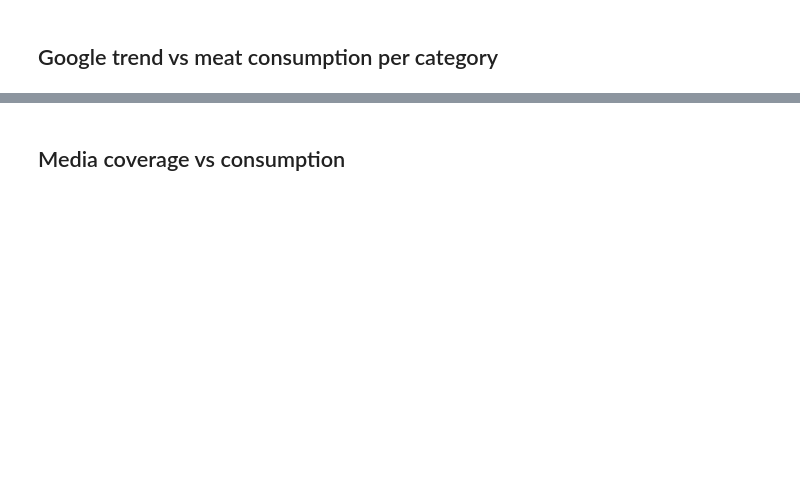
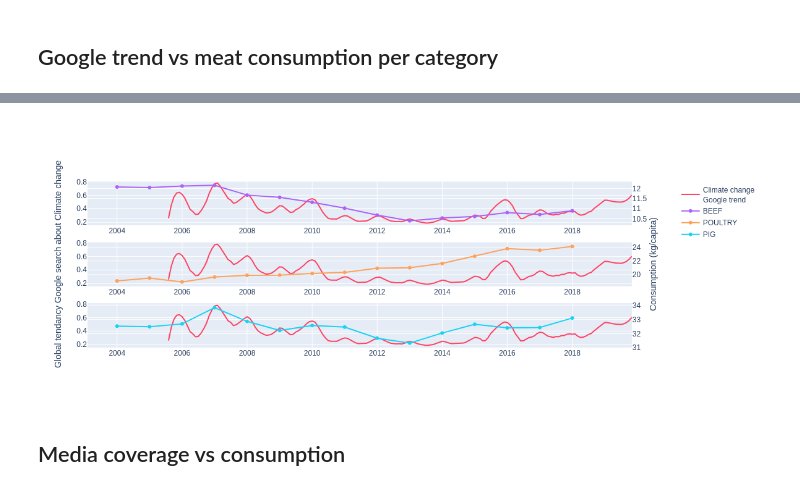
Before and after one commit to ElCabrino/ADA-Project-1, a Jupyter notebook: ASLAM_FINAL_GRAPHES_ALL.ipynb, the cells around one changed output, grey strips where cells are left out. Drawn from its saved outputs; the diff is of its cells as text; code cells hidden in the pictures; blank space fills up the shorter version.

```diff
--- a/ASLAM_FINAL_GRAPHES_ALL.ipynb
+++ b/ASLAM_FINAL_GRAPHES_ALL.ipynb
@@ -266,4 +265,4 @@ fig.show()
 # %% [markdown]
 ## Climate Change Google trend
 # %%
-fr_cons = pd.read_csv(path + 'fr_consumption.csv')
+fr_cons = pd.read_csv('data_aslam/fr_consumption.csv')
@@ -593,10 +594,6 @@ meat_consumption['all_consumption_2'] = (
 
 meat_consumption['years'] = meat_consumption.index
 # %%
-
-
-#px.line(meat_consumption, x='years', y='all_consumption',)
-
 
 arrowColor = 'white'
 family = 'Courier' # font
@@ -624,15 +621,6 @@ fig.add_trace(
               row=3, col=1  ,        )
 
 
-#fig.add_trace(
-#    go.Scatter(x=df.index, y=signal.savgol_filter(df,15, 3), name='Climate change google trend',  marker_color='#FF4464'), secondary_y=False,
-#              row=4, col=1  ,        )
-
-
-
-
-
-
 fig.add_trace(
     go.Scatter(x=meat_consumption.years,
     y=meat_consumption.BEEF,name="BEEF"),
@@ -656,30 +644,6 @@ fig.add_trace(
     secondary_y=True,
      row=3, col=1
 )
-#fig.update_yaxes(title_text="Pig consumption (kg/capita)", row=3, col=1, secondary_y=True)
-
-#fig.add_trace(
-#    go.Scatter(x=meat_consumption.years,
-#    y=meat_consumption.SHEEP,name="SHEEP"),
-#    secondary_y=True,
-#)
-
-
-#fig.add_trace(
-#    go.Scatter(x=meat_consumption.years,
-#    y=meat_consumption.all_consumption,name="mean meat consumption"),
-#    secondary_y=True,
-#     row=4, col=1
-#)
-
-
-# Add figure title
-fig.update_layout(
-#    title_text="Comparison between Climate Change"
-)
-
-# Set x-axis title
-#fig.update_xaxes(title_text="xaxis title")
 
 # Set y-axes titles
 fig.update_yaxes(title_text="Global tendancy Google search about Climate change", secondary_y=False, row=2, col=1)
@@ -693,3 +656,4 @@ fig.show()
+[figure, added]
 # %% [markdown]
 ## Media coverage vs consumption
 # %%
```
Also changed, not shown: parts of 6 cells of this notebook, 3 other files.
